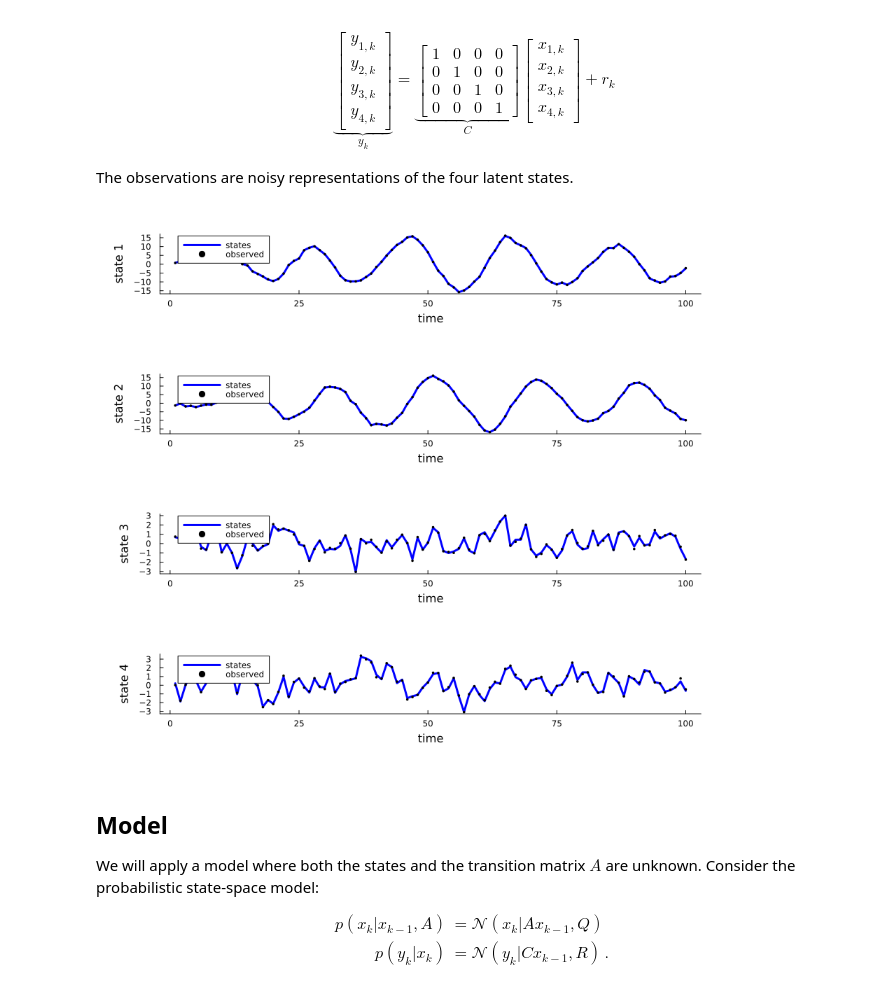
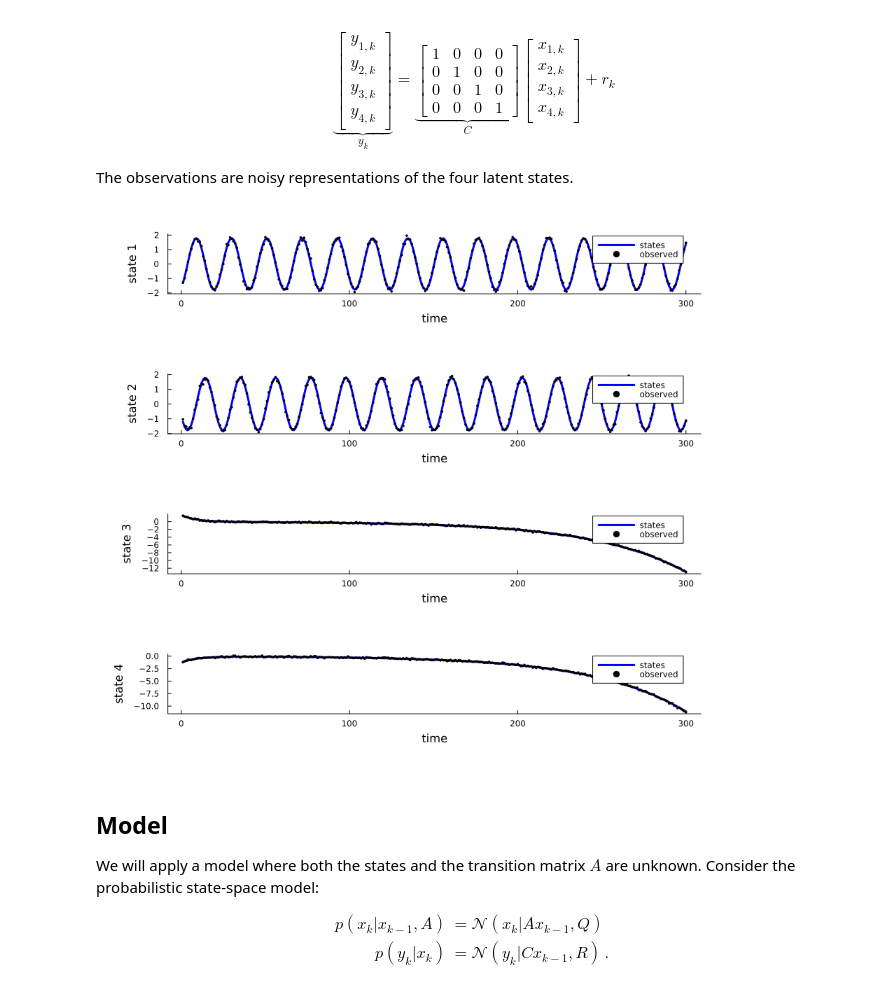
Before and after one commit to wmkouw/bayes-filters, a Jupyter notebook: demos/Infer rotations.ipynb, the cells around one changed output. Cells and saved outputs as stored; diff of their text form; code cells hidden in the pictures.

Commit message:
Checked algorithm equations. Noticed poor inference when state transition is deterministic.

```diff
--- a/demos/Infer rotations.ipynb
+++ b/demos/Infer rotations.ipynb
@@ -41,7 +41,7 @@ using Plots
 default(label="", grid=false, margin=20Plots.pt)
 # %%
 # Length of time-series
-T = 100
+T = 300
 Δt = 1.0
 
 # Dimensionalities
@@ -51,12 +51,11 @@ D = 4
 ω = 0.3
 A = [cos(ω) -sin(ω)   0    0;
      sin(ω)  cos(ω)   0    0;
-       0       0    0.3    0;
-       0       0      0  0.6]
+       0       0    .95  .08;
+       0       0    .05  .96]
 
 # Process noise covariance matrix
-qc = 3rand()
-Q = qc.*diagm(ones(D))
+Q = diagm(ones(D))
 
 # Emission matrix
 C = diagm(ones(D));
@@ -66,7 +65,7 @@ C = diagm(ones(D));
 R = σ^2 .*diagm(ones(D))
 
 # Initial states
-state_0 = zeros(D)
+state_0 = randn(D)
 
 # Initialize data array
 states = zeros(D,T)
@@ -77,27 +76,27 @@ prev_state = state_0
 
 for k = 1:T
 
-    # State transition
-    states[:,k] = A*prev_state + cholesky(Q).L*randn(D)
+  # State transition
+  states[:,k] = A*prev_state# + cholesky(Q).L*randn(D)
 
-    # Observation with added measurement noise
-    observations[:,k] = C*states[:,k] + cholesky(R).L*randn(D)
+  # Observation with added measurement noise
+  observations[:,k] = C*states[:,k] + cholesky(R).L*randn(D)
 
-    # Update "previous state"
-    prev_state = states[:,k]
+  # Update "previous state"
+  prev_state = states[:,k]
 
 end
 # %%
 plts = []
 for d = 1:D
-    plt_d = plot((1:T).*Δt, states[d,:], linewidth=3, color="blue", xlabel="time", ylabel="state $d", label="states", size=(700,400))
-    scatter!((1:T).*Δt, observations[d,:], color="black", markersize=2, label="observed", legend=:topleft)
+    plt_d = plot(states[d,:], linewidth=3, color="blue", xlabel="time", ylabel="state $d", label="states", size=(700,400))
+    scatter!(observations[d,:], color="black", markersize=2, label="observed")
 
     push!(plts, plt_d)
 end
 plot(plts..., layout=(D,1), size=(900,D*200))
 # %% [output]
-[figure, old version]
+[figure, new version]
 # %% [markdown]
 ## Model
 
```
Also changed, not shown: parts of 5 cells of this notebook, 1 other file.
